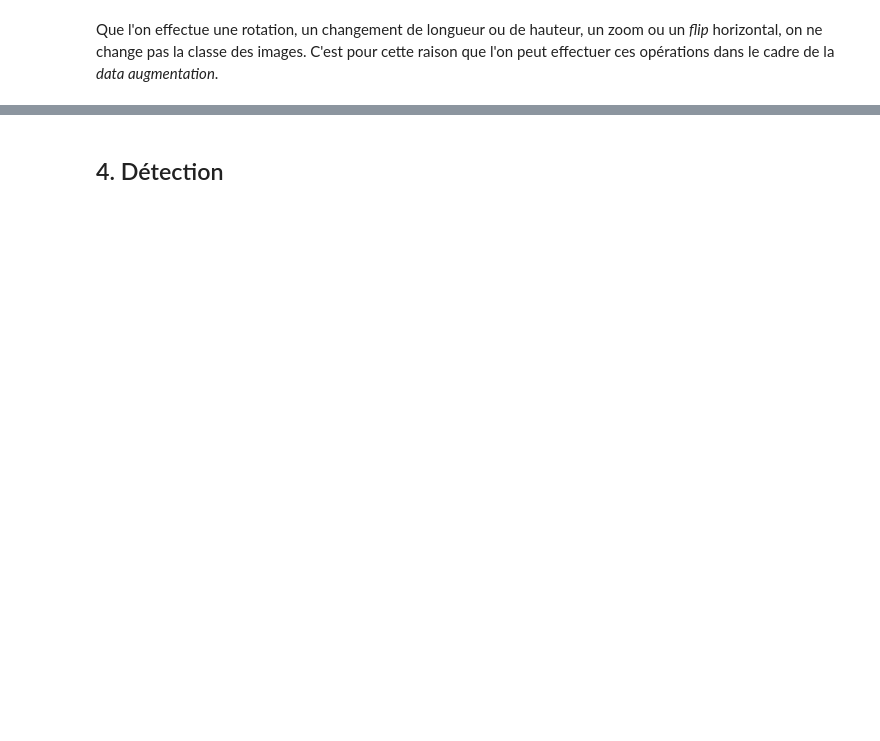
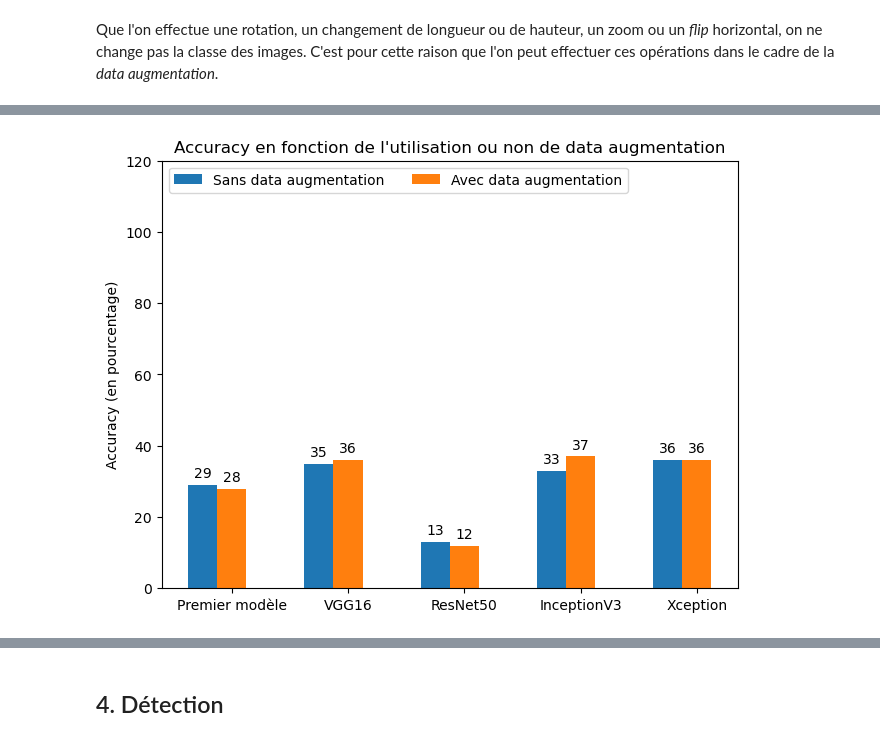
Before and after one commit to LunaGrandjean/PROJET_DEEP_LEARNING, a Jupyter notebook: Projet.ipynb, the cells around one changed output, grey strips where cells are left out. Cells and saved outputs as stored; diff of their text form; code cells hidden in the pictures; blank space fills up the shorter version.

Commit message:
Avancer sur la data augmentation

```diff
--- a/Projet.ipynb
+++ b/Projet.ipynb
@@ -812,22 +797,2 @@ Found 406 images belonging to 26 classes.
 # %% [markdown]
 Que l'on effectue une rotation, un changement de longueur ou de hauteur, un zoom ou un *flip* horizontal, on ne change pas la classe des images. C'est pour cette raison que l'on peut effectuer ces opérations dans le cadre de la *data augmentation*.
-# %%
-# Recompiler le modèle model1
-model1.compile(optimizer='adam',
-              loss='categorical_crossentropy',
-              metrics=['accuracy'])
-# %%
-# Entraînement du modèle
-history = model1.fit(
-    train_generator,
-    steps_per_epoch=train_generator.samples // train_generator.batch_size,
-    epochs=50,
-    validation_data=validation_generator,
-    validation_steps=validation_generator.samples // validation_generator.batch_size,
-    callbacks=[tf.keras.callbacks.EarlyStopping(monitor='val_loss', patience=5, restore_best_weights=True)])
-
-# Evaluation du modèle
-
-val_loss, val_acc = model1.evaluate(validation_generator,
-                                   steps=validation_generator.samples // validation_generator.batch_size)
-print(f'Validation loss: {val_loss}, Validation accuracy: {val_acc}')
@@ -851,0 +892,29 @@ Validation loss: 2.077537775039673, Validation accuracy: 0.2708333432674408
+# %%
+modeles = ("Premier modèle", "VGG16", "ResNet50", "InceptionV3", "Xception")
+donnees = {
+    "Sans data augmentation": [round(100*a) for a in accuracies_1],
+    "Avec data augmentation": [round(100*a) for a in accuracies_2]
+}
+
+x = np.arange(len(modeles))  # the label locations
+width = 0.25  # the width of the bars
+multiplier = 0
+
+fig, ax = plt.subplots(layout='constrained')
+
+for attribute, measurement in donnees.items():
+    offset = width * multiplier
+    rects = ax.bar(x + offset, measurement, width, label=attribute)
+    ax.bar_label(rects, padding=3)
+    multiplier += 1
+
+# Add some text for labels, title and custom x-axis tick labels, etc.
+ax.set_ylabel('Accuracy (en pourcentage)')
+ax.set_title("Accuracy en fonction de l'utilisation ou non de data augmentation")
+ax.set_xticks(x + width, modeles)
+ax.legend(loc='upper left', ncols=2)
+ax.set_ylim(0, 120)
+
+plt.show()
+# %% [output]
+[figure, added]
```
Also changed, not shown: parts of 25 cells of this notebook.
